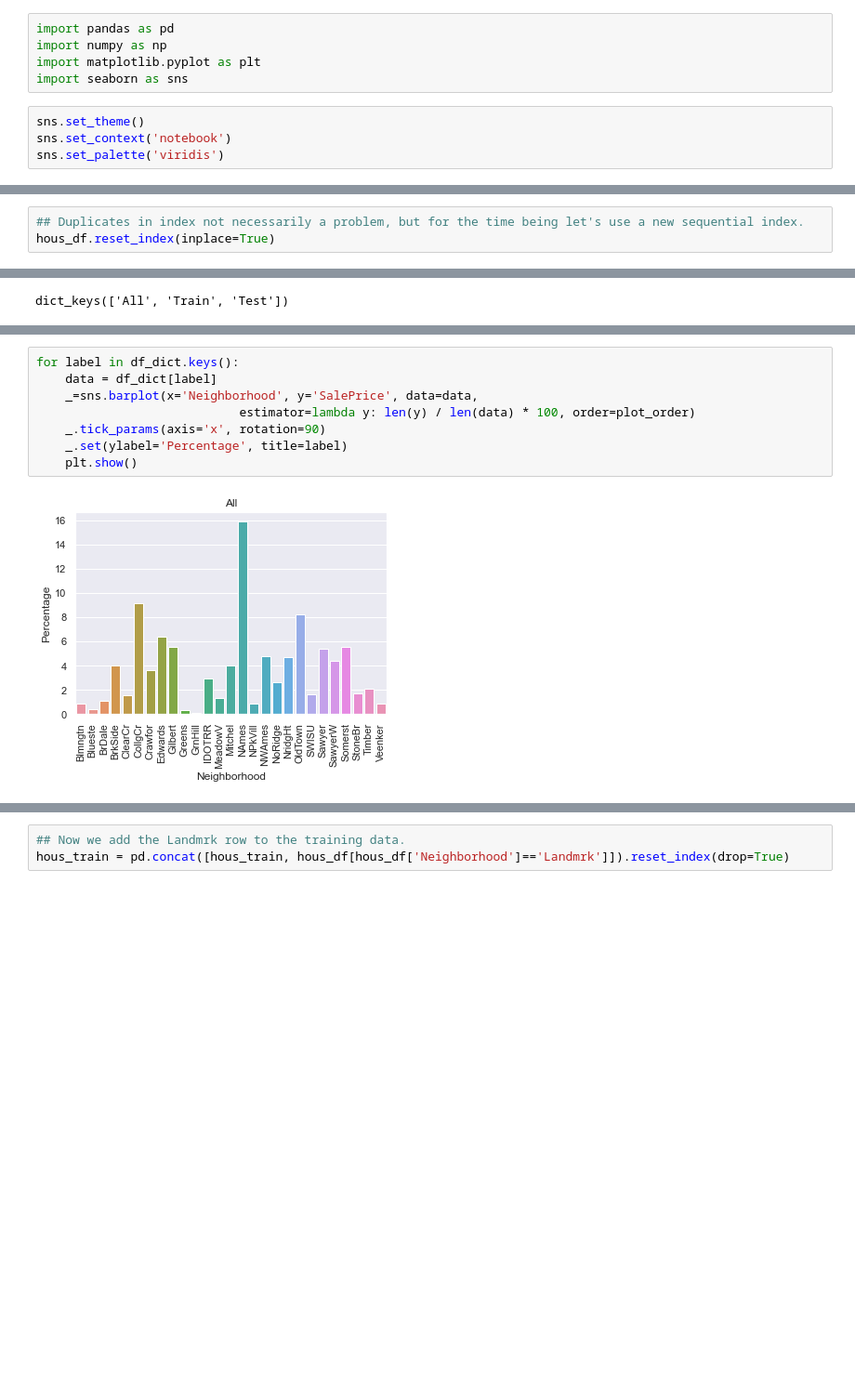
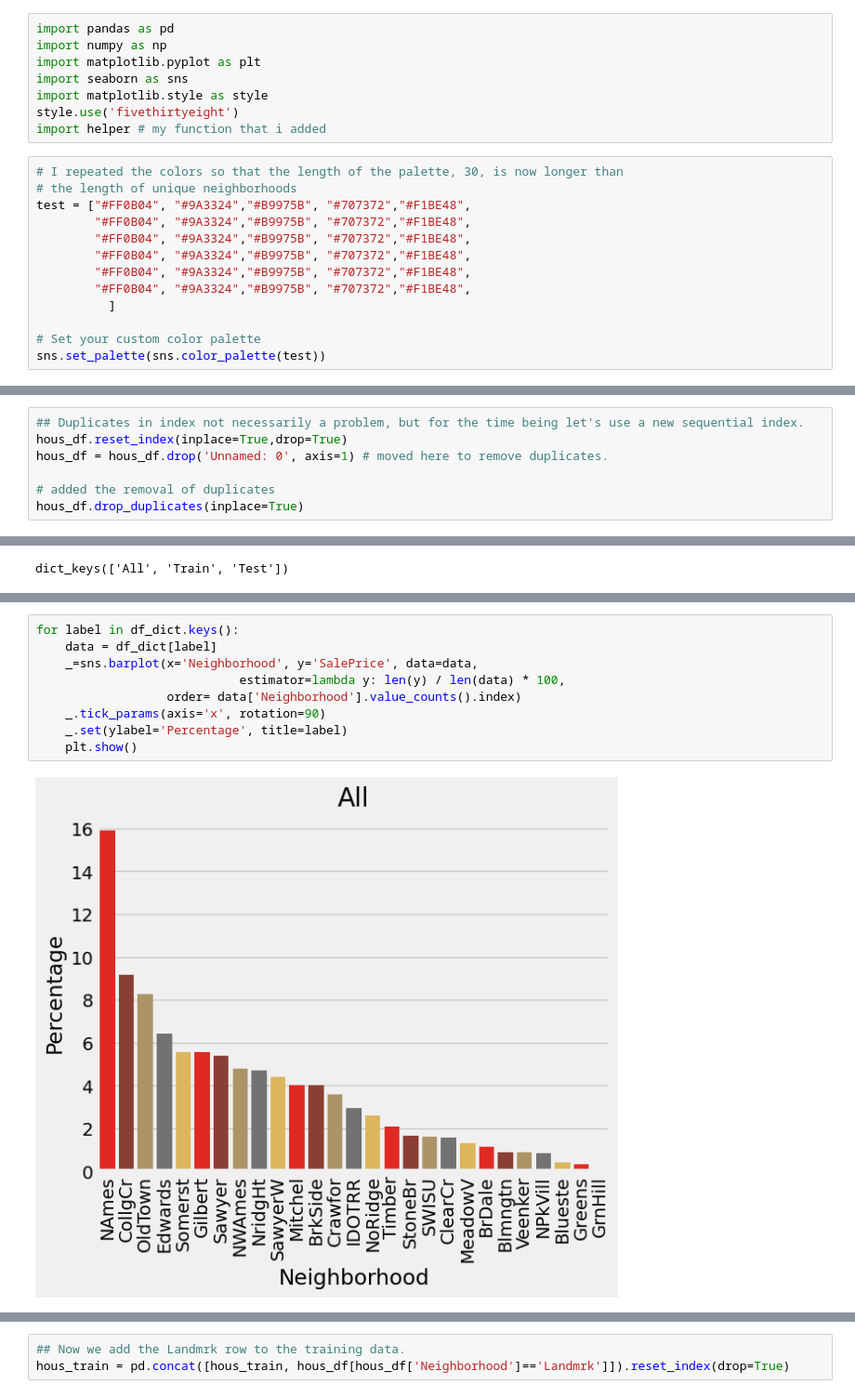
Before and after one commit to nikita-agrawal/Ames-Housing-Analysis, a Jupyter notebook: Alex/strat_sample.ipynb, the cells around one changed output, grey strips where cells are left out. Shown at 93% size. Drawn from its saved outputs; the diff is of its cells as text; blank space fills up the shorter version.

```diff
--- a/Alex/strat_sample.ipynb
+++ b/Alex/strat_sample.ipynb
@@ -3,10 +3,22 @@ import pandas as pd
 import numpy as np
 import matplotlib.pyplot as plt
 import seaborn as sns
+import matplotlib.style as style
+style.use('fivethirtyeight')
+import helper # my function that i added
-# %%
-sns.set_theme()
-sns.set_context('notebook')
-sns.set_palette('viridis')
+# %%
+# I repeated the colors so that the length of the palette, 30, is now longer than
+# the length of unique neighborhoods
+test = ["#FF0B04", "#9A3324","#B9975B", "#707372","#F1BE48",
+        "#FF0B04", "#9A3324","#B9975B", "#707372","#F1BE48",
+        "#FF0B04", "#9A3324","#B9975B", "#707372","#F1BE48",
+        "#FF0B04", "#9A3324","#B9975B", "#707372","#F1BE48",
+        "#FF0B04", "#9A3324","#B9975B", "#707372","#F1BE48",
+        "#FF0B04", "#9A3324","#B9975B", "#707372","#F1BE48",
+          ]
+
+# Set your custom color palette
+sns.set_palette(sns.color_palette(test))
 # %%
 hous_df = pd.read_csv('Ames_Housing_Price_Data.csv',
                       index_col='PID', low_memory=False)
@@ -17,4 +33,8 @@ set(hous_df.index.duplicated())
 {False, True}
 # %%
 ## Duplicates in index not necessarily a problem, but for the time being let's use a new sequential index.
-hous_df.reset_index(inplace=True)
+hous_df.reset_index(inplace=True,drop=True)
+hous_df = hous_df.drop('Unnamed: 0', axis=1) # moved here to remove duplicates.
+
+# added the removal of duplicates
+hous_df.drop_duplicates(inplace=True)
@@ -86,10 +96,11 @@ plot_order = np.sort(hous_no_Landmrk['Neighborhood'].unique())
 # %%
 for label in df_dict.keys():
     data = df_dict[label]
     _=sns.barplot(x='Neighborhood', y='SalePrice', data=data,
-                            estimator=lambda y: len(y) / len(data) * 100, order=plot_order)
+                            estimator=lambda y: len(y) / len(data) * 100,
+                  order= data['Neighborhood'].value_counts().index)
     _.tick_params(axis='x', rotation=90)
     _.set(ylabel='Percentage', title=label)
     plt.show()
 # %% [output]
-[figure, old version]
+[figure, new version]
```
Also changed, not shown: parts of 20 cells of this notebook, 4 other files.
